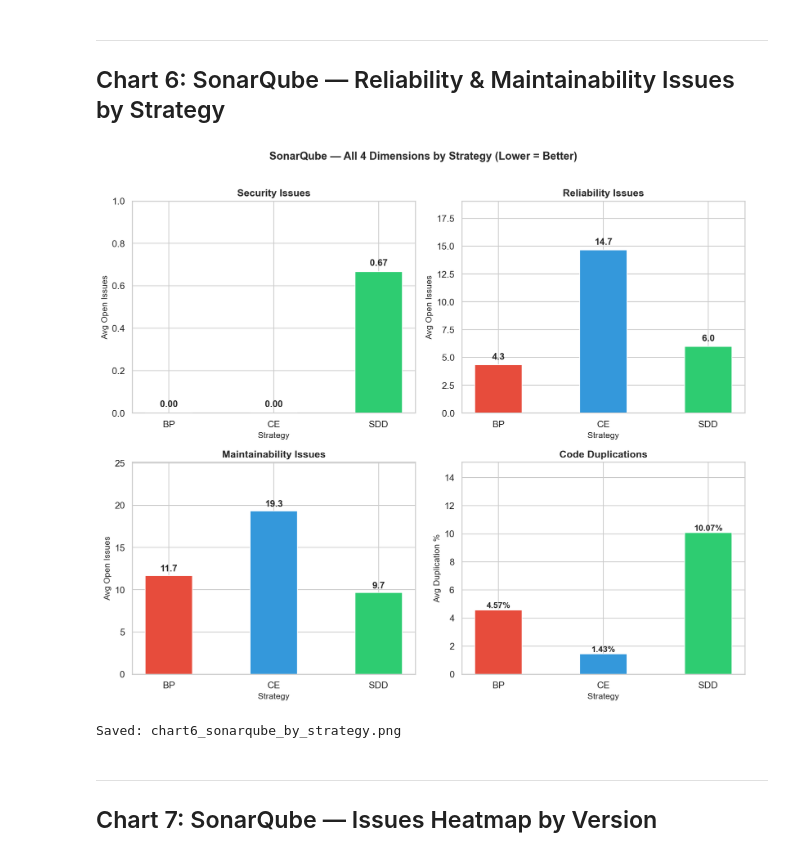
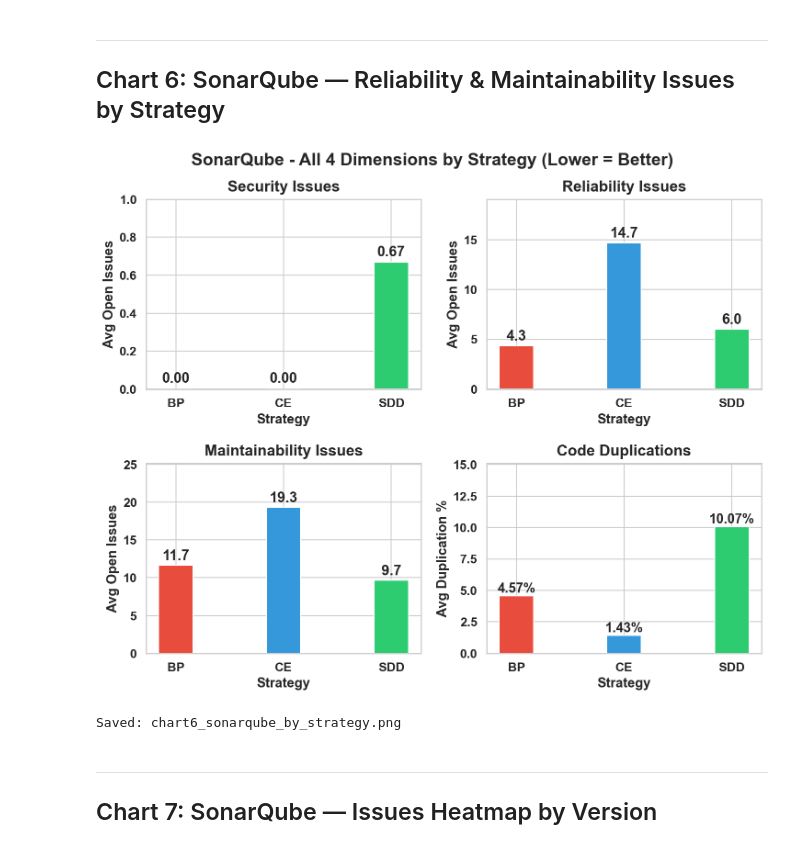
Before and after one commit to PhatchareePuangjai/chatGPT5, a Jupyter notebook: src/research_charts.ipynb, the cells around one changed output. Cells and saved outputs as stored; diff of their text form; code cells hidden in the pictures.

```diff
--- a/src/research_charts.ipynb
+++ b/src/research_charts.ipynb
@@ -16,10 +16,25 @@ import pandas as pd
 import numpy as np
 
 # ตั้งค่า style
-sns.set_theme(style='whitegrid', font_scale=1.1)
+sns.set_theme(style='whitegrid', font_scale=1.35)
 matplotlib.rcParams['figure.dpi'] = 150
 matplotlib.rcParams['savefig.dpi'] = 300
 matplotlib.rcParams['figure.facecolor'] = 'white'
+matplotlib.rcParams['axes.titlesize'] = 18
+matplotlib.rcParams['axes.labelsize'] = 15
+matplotlib.rcParams['axes.labelweight'] = 'bold'
+matplotlib.rcParams['xtick.labelsize'] = 13
+matplotlib.rcParams['ytick.labelsize'] = 13
+matplotlib.rcParams['legend.fontsize'] = 13
+matplotlib.rcParams['font.weight'] = 'semibold'
+matplotlib.rcParams['figure.autolayout'] = False
+SAVE_KWARGS = {'bbox_inches': 'tight', 'pad_inches': 0.06}
+
+def bold_axis_text(ax):
+    ax.xaxis.label.set_fontweight('bold')
+    ax.yaxis.label.set_fontweight('bold')
+    for label in ax.get_xticklabels() + ax.get_yticklabels():
+        label.set_fontweight('bold')
 
 # สี palette สำหรับ 3 strategies
 STRATEGY_COLORS = {
@@ -354,65 +386,68 @@ print('Saved: chart5_dast_heatmap.png')
 ---
 ## Chart 6: SonarQube — Reliability & Maintainability Issues by Strategy
 # %%
-fig, axes = plt.subplots(2, 2, figsize=(12, 10))
+fig, axes = plt.subplots(2, 2, figsize=(9.8, 8.0))
 strategies = ['BP', 'CE', 'SDD']
 colors = [STRATEGY_COLORS[s] for s in strategies]
 
 # Top-Left: Security
 ax = axes[0][0]
 avg_sec = df_sonar.groupby('Strategy')['Security'].mean().reindex(strategies)
-bars = ax.bar(strategies, avg_sec, color=colors, edgecolor='white', width=0.45)
+bars = ax.bar(strategies, avg_sec, color=colors, edgecolor='white', width=0.32)
 for bar, val in zip(bars, avg_sec):
     ax.text(bar.get_x() + bar.get_width()/2, bar.get_height() + 0.02, f'{val:.2f}',
-            ha='center', va='bottom', fontweight='bold', fontsize=12)
-ax.set_ylabel('Avg Open Issues', fontsize=11)
-ax.set_title('Security Issues', fontsize=13, fontweight='bold')
+            ha='center', va='bottom', fontweight='bold', fontsize=15)
+ax.set_ylabel('Avg Open Issues', fontsize=14)
+ax.set_title('Security Issues', fontsize=16, fontweight='bold', pad=8)
 ax.set_ylim(0, max(max(avg_sec) * 1.5, 0.5))
 
 # Top-Right: Reliability
 ax = axes[0][1]
 avg_rel = df_sonar.groupby('Strategy')['Reliability'].mean().reindex(strategies)
-bars = ax.bar(strategies, avg_rel, color=colors, edgecolor='white', width=0.45)
+bars = ax.bar(strategies, avg_rel, color=colors, edgecolor='white', width=0.32)
 for bar, val in zip(bars, avg_rel):
     ax.text(bar.get_x() + bar.get_width()/2, bar.get_height() + 0.3, f'{val:.1f}',
-            ha='center', va='bottom', fontweight='bold', fontsize=12)
-ax.set_ylabel('Avg Open Issues', fontsize=11)
-ax.set_title('Reliability Issues', fontsize=13, fontweight='bold')
+            ha='center', va='bottom', fontweight='bold', fontsize=15)
+ax.set_ylabel('Avg Open Issues', fontsize=14)
+ax.set_title('Reliability Issues', fontsize=16, fontweight='bold', pad=8)
 ax.set_ylim(0, max(avg_rel) * 1.3)
 
 # Bottom-Left: Maintainability
 ax = axes[1][0]
 avg_maint = df_sonar.groupby('Strategy')['Maintainability'].mean().reindex(strategies)
-bars = ax.bar(strategies, avg_maint, color=colors, edgecolor='white', width=0.45)
+bars = ax.bar(strategies, avg_maint, color=colors, edgecolor='white', width=0.32)
 for bar, val in zip(bars, avg_maint):
     ax.text(bar.get_x() + bar.get_width()/2, bar.get_height() + 0.3, f'{val:.1f}',
-            ha='center', va='bottom', fontweight='bold', fontsize=12)
-ax.set_ylabel('Avg Open Issues', fontsize=11)
-ax.set_title('Maintainability Issues', fontsize=13, fontweight='bold')
+            ha='center', va='bottom', fontweight='bold', fontsize=15)
+ax.set_ylabel('Avg Open Issues', fontsize=14)
+ax.set_title('Maintainability Issues', fontsize=16, fontweight='bold', pad=8)
 ax.set_ylim(0, max(avg_maint) * 1.3)
 
 # Bottom-Right: Duplications
 ax = axes[1][1]
 avg_dup = df_sonar.groupby('Strategy')['Duplications'].mean().reindex(strategies)
-bars = ax.bar(strategies, avg_dup, color=colors, edgecolor='white', width=0.45)
+bars = ax.bar(strategies, avg_dup, color=colors, edgecolor='white', width=0.32)
 for bar, val in zip(bars, avg_dup):
     ax.text(bar.get_x() + bar.get_width()/2, bar.get_height() + 0.05, f'{val:.2f}%',
-            ha='center', va='bottom', fontweight='bold', fontsize=11)
-ax.set_ylabel('Avg Duplication %', fontsize=11)
-ax.set_title('Code Duplications', fontsize=13, fontweight='bold')
+            ha='center', va='bottom', fontweight='bold', fontsize=14)
+ax.set_ylabel('Avg Duplication %', fontsize=14)
+ax.set_title('Code Duplications', fontsize=16, fontweight='bold', pad=8)
 ax.set_ylim(0, max(avg_dup) * 1.5)
 
 for row in axes:
     for a in row:
-        a.set_xlabel('Strategy', fontsize=11)
+        a.set_xlabel('Strategy', fontsize=14)
 
-plt.suptitle('SonarQube — All 4 Dimensions by Strategy (Lower = Better)', fontsize=14, fontweight='bold', y=1.01)
-plt.tight_layout()
-plt.savefig('chart6_sonarqube_by_strategy.png', bbox_inches='tight')
+for a in axes.flat:
+    bold_axis_text(a)
+
+plt.suptitle('SonarQube - All 4 Dimensions by Strategy (Lower = Better)', fontsize=18, fontweight='bold', y=0.99)
+plt.tight_layout(pad=0.55, h_pad=1.2, w_pad=1.0)
+plt.savefig('chart6_sonarqube_by_strategy.png', **SAVE_KWARGS)
 plt.show()
 print('Saved: chart6_sonarqube_by_strategy.png')
 # %% [output]
-[figure, old version]
+[figure, new version]
 Saved: chart6_sonarqube_by_strategy.png
 # %% [markdown]
 ---
```
Also changed, not shown: parts of 9 cells of this notebook, 10 other files.
